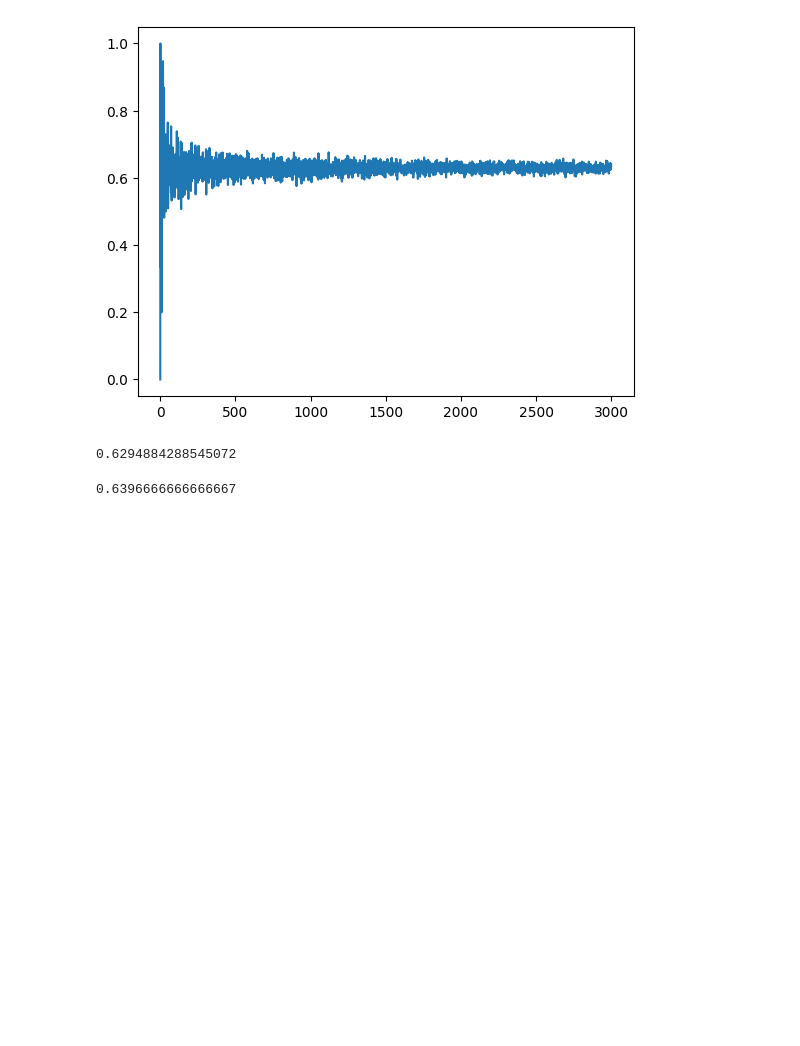
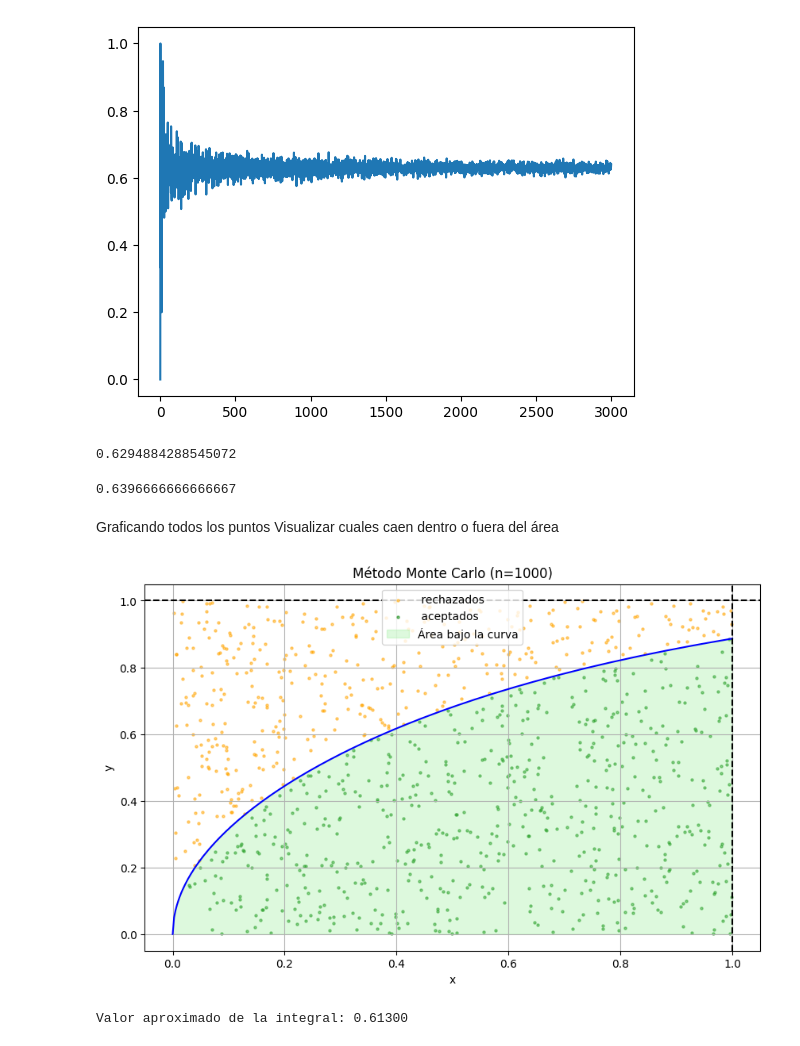
Before and after one commit to ClementeGarcia/Simulaci-n-1, a Jupyter notebook: Monte_Carlo.ipynb, the cells around one changed output. Drawn from its saved outputs; the diff is of its cells as text; code cells hidden in the pictures; blank space fills up the shorter version.

```diff
--- a/Monte_Carlo.ipynb
+++ b/Monte_Carlo.ipynb
@@ -104,3 +104,53 @@ print(np.mean(L)) #Promedio de todas las estimacones
 print(L[-1]) #Ultima estimación con n = 3000
 # %% [output]
 0.6396666666666667
+# %% [markdown]
+Graficando todos los puntos
+Visualizar cuales caen dentro o fuera del área
+# %%
+
+
+def f(x):
+    return np.sqrt(np.arctan(x))
+
+
+n = 1000  # Número de puntos
+x = np.linspace(0, 1, 400)
+y = f(x)
+
+
+puntos_aceptados = []
+puntos_rechazados = []
+
+# Generar puntos
+for _ in range(n):
+    u1, u2 = random.random(), random.random()
+    if u2 <= f(u1):
+        puntos_aceptados.append((u1, u2))
+    else:
+        puntos_rechazados.append((u1, u2))
+
+
+aceptados = np.array(puntos_aceptados)
+rechazados = np.array(puntos_rechazados)
+
+
+plt.figure(figsize=(10, 6))
+plt.plot(x, y, 'b-')
+plt.scatter(rechazados[:, 0], rechazados[:, 1], color='orange', s=5, alpha=0.5, label=' rechazados')
+plt.scatter(aceptados[:, 0], aceptados[:, 1], color='green', s=5, alpha=0.5, label=' aceptados')
+plt.fill_between(x, y, color='lightgreen', alpha=0.3, label='Área bajo la curva')
+plt.axhline(1, color='black', linestyle='--')
+plt.axvline(1, color='black', linestyle='--')
+plt.title(f'Método Monte Carlo (n={n})')
+plt.xlabel('x')
+plt.ylabel('y')
+plt.legend()
+plt.grid(True)
+plt.show()
+
+integral_aproximada = len(aceptados) / n
+print(f"Valor aproximado de la integral: {integral_aproximada:.5f}")
+# %% [output]
+[figure, added]
+Valor aproximado de la integral: 0.61300
```
